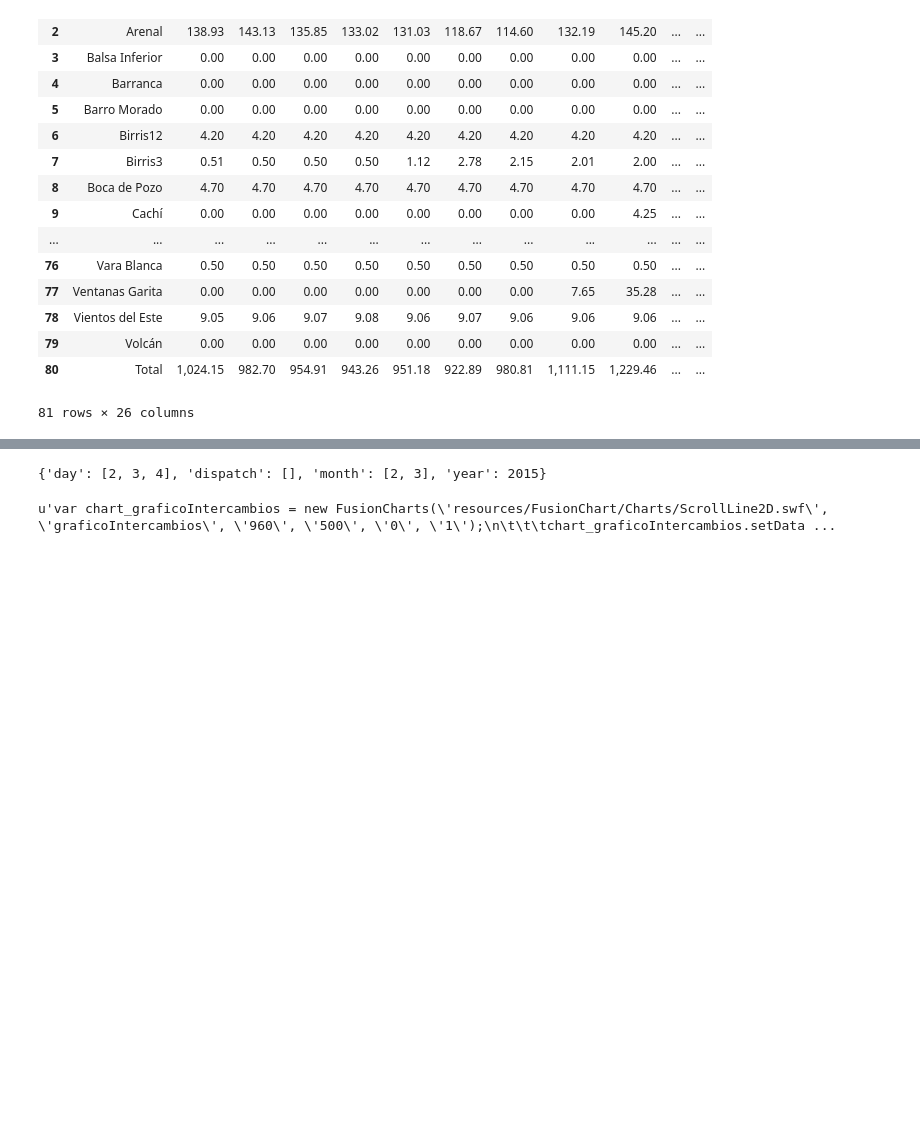
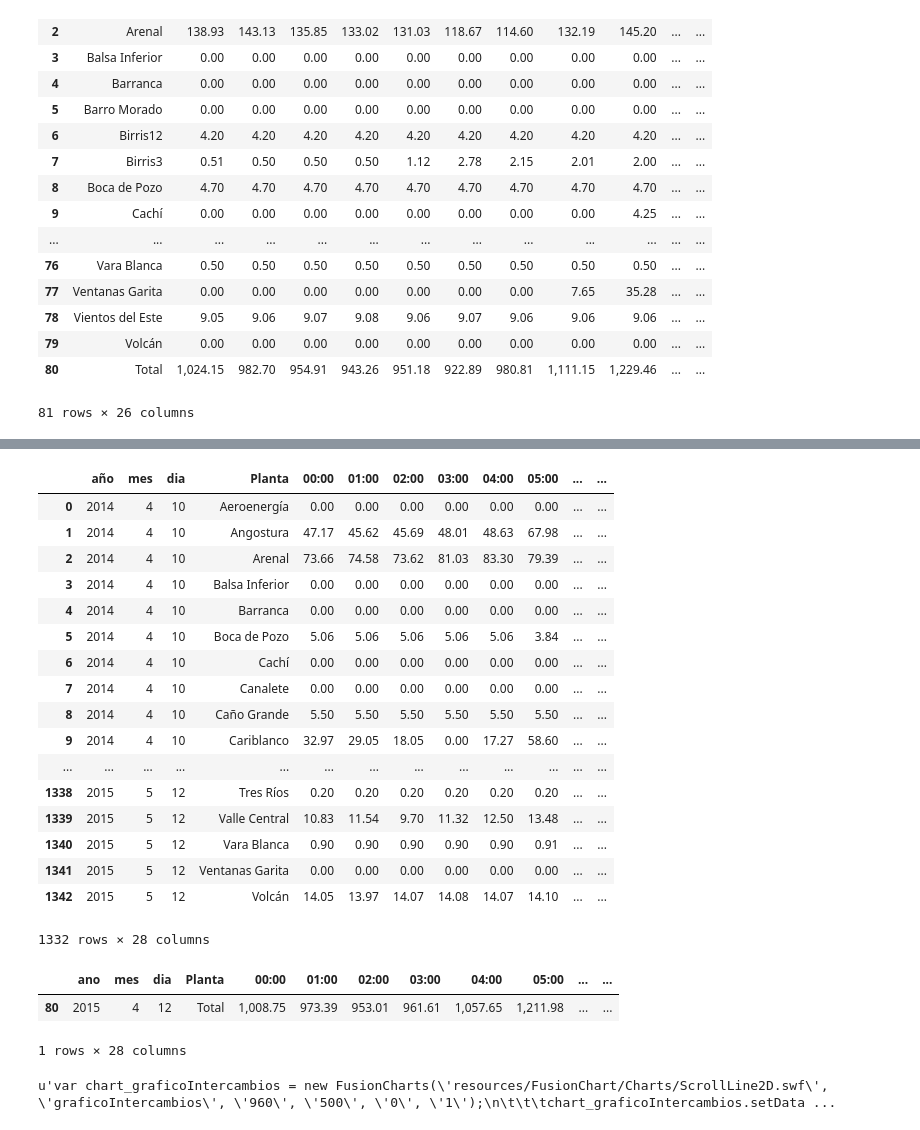
Before and after one commit to zhangzheng-coder/test_codes, a Jupyter notebook: Untitled.ipynb, the cells around one changed output, grey strips where cells are left out. Drawn from its saved outputs; the diff is of its cells as text; code cells hidden in the pictures; blank space fills up the shorter version.

Commit message:
Final version for pos and pre dispatch with the data cleaned up

```diff
--- a/Untitled.ipynb
+++ b/Untitled.ipynb
@@ -126,0 +116,6 @@ calendar.click()
+# %%
+year_i = 2015
+month_i = 1
+day_i = 8
+date = [str(year_i),str(month_i),str(day_i)]
+date
@@ -156,10 +153,3 @@ calendar = driver.wait.until(EC.presence_of_element_located((By.ID, "formPosdesp
 calendar.click()
 box = driver.wait.until(EC.presence_of_element_located((By.CLASS_NAME, "rich-calendar-month")))
 box.click()
-# %%
-month_i=3
-month = driver.wait.until(EC.presence_of_element_located((By.ID, "formPosdespacho:pickFechaDateEditorLayoutM"+str(month_i-1))))
-month.click()
-ok = driver.wait.until(EC.presence_of_element_located((By.ID, "formPosdespacho:pickFechaDateEditorButtonOk")))
-ok.click()
-time.sleep(1)
@@ -250,5 +267,21 @@ SyntaxError: invalid syntax (<ipython-input-304-65925e63b140>, line 72)
-# %%
-data = {"year": 2015, "month": range(2,4), "day": range(2,5), "dispatch": []}
-data
-# %% [output]
-{'day': [2, 3, 4], 'dispatch': [], 'month': [2, 3], 'year': 2015}
+# %%
+df_anual
+# %% [output]
+|  | año | mes | dia | Planta | 00:00 | 01:00 | 02:00 | 03:00 | 04:00 | 05:00 | ... | ... |
+| 0 | 2014 | 4 | 10 | Aeroenergía | 0.00 | 0.00 | 0.00 | 0.00 | 0.00 | 0.00 | ... | ... |
+| 1 | 2014 | 4 | 10 | Angostura | 47.17 | 45.62 | 45.69 | 48.01 | 48.63 | 67.98 | ... | ... |
+| 2 | 2014 | 4 | 10 | Arenal | 73.66 | 74.58 | 73.62 | 81.03 | 83.30 | 79.39 | ... | ... |
+| 3 | 2014 | 4 | 10 | Balsa Inferior | 0.00 | 0.00 | 0.00 | 0.00 | 0.00 | 0.00 | ... | ... |
+| 4 | 2014 | 4 | 10 | Barranca | 0.00 | 0.00 | 0.00 | 0.00 | 0.00 | 0.00 | ... | ... |
+| 5 | 2014 | 4 | 10 | Boca de Pozo | 5.06 | 5.06 | 5.06 | 5.06 | 5.06 | 3.84 | ... | ... |
+| 6 | 2014 | 4 | 10 | Cachí | 0.00 | 0.00 | 0.00 | 0.00 | 0.00 | 0.00 | ... | ... |
+| 7 | 2014 | 4 | 10 | Canalete | 0.00 | 0.00 | 0.00 | 0.00 | 0.00 | 0.00 | ... | ... |
+| 8 | 2014 | 4 | 10 | Caño Grande | 5.50 | 5.50 | 5.50 | 5.50 | 5.50 | 5.50 | ... | ... |
+| 9 | 2014 | 4 | 10 | Cariblanco | 32.97 | 29.05 | 18.05 | 0.00 | 17.27 | 58.60 | ... | ... |
+| ... | ... | ... | ... | ... | ... | ... | ... | ... | ... | ... | ... | ... |
+| 1338 | 2015 | 5 | 12 | Tres Ríos | 0.20 | 0.20 | 0.20 | 0.20 | 0.20 | 0.20 | ... | ... |
+| 1339 | 2015 | 5 | 12 | Valle Central | 10.83 | 11.54 | 9.70 | 11.32 | 12.50 | 13.48 | ... | ... |
+| 1340 | 2015 | 5 | 12 | Vara Blanca | 0.90 | 0.90 | 0.90 | 0.90 | 0.90 | 0.91 | ... | ... |
+| 1341 | 2015 | 5 | 12 | Ventanas Garita | 0.00 | 0.00 | 0.00 | 0.00 | 0.00 | 0.00 | ... | ... |
+| 1342 | 2015 | 5 | 12 | Volcán | 14.05 | 13.97 | 14.07 | 14.08 | 14.07 | 14.10 | ... | ... |
+1332 rows × 28 columns
@@ -255,3 +303,27 @@ data
+# %%
+df=pd.DataFrame()
+df_totals=pd.DataFrame()
+col_headers = ['ano','mes','dia']
+for header in table.thead.findAll("tr")[0].findAll("th"):
+    col_headers.append(header.text)
+plants = []
+totals = []
+for row in table.tbody.findAll("tr"):
+    date = [str(year_i),str(month_i),str(day_i)]
+    plant = date
+    total = date
+    for val in row.findAll("td"):
+            total.append(val.text)
+    plants.append(plant)
+df = pd.DataFrame(plants,columns=col_headers)
+del df['Total']
+df_totals = df_totals.append(df[df.Planta == 'Total'])
+df = df[df.Planta != 'Total']
+df_totals
+# %% [output]
+|  | ano | mes | dia | Planta | 00:00 | 01:00 | 02:00 | 03:00 | 04:00 | 05:00 | ... | ... |
+| 80 | 2015 | 4 | 12 | Total | 1,008.75 | 973.39 | 953.01 | 961.61 | 1,057.65 | 1,211.98 | ... | ... |
+1 rows × 28 columns
 # %%
 #Code for the exchanges
 driver.quit()
```
Also changed, not shown: parts of 7 cells of this notebook, 1 other file.
